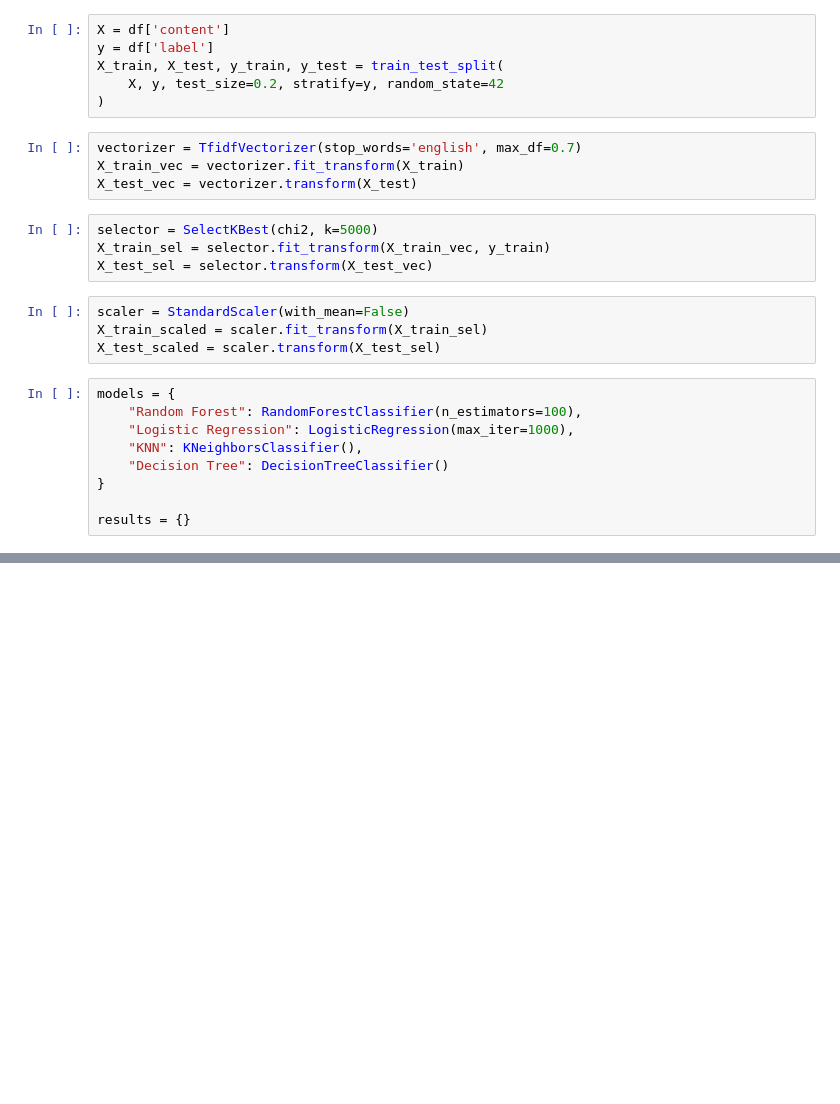
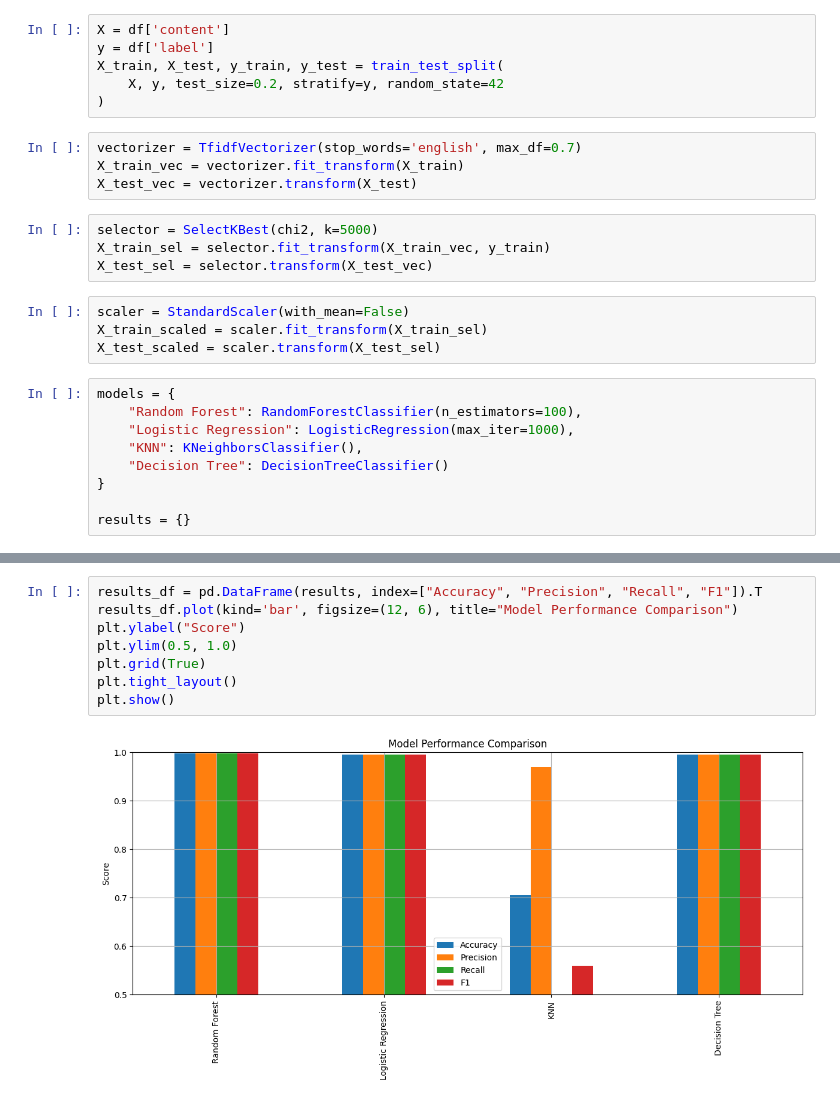
Before and after one commit to Razon-1/Fake-News-Detection, a Jupyter notebook: main.ipynb, the cells around one changed output, grey strips where cells are left out. Drawn from its saved outputs; the diff is of its cells as text; blank space fills up the shorter version.

```diff
--- a/main.ipynb
+++ b/main.ipynb
@@ -76,0 +144,10 @@ for name, model in models.items():
+# %%
+results_df = pd.DataFrame(results, index=["Accuracy", "Precision", "Recall", "F1"]).T
+results_df.plot(kind='bar', figsize=(12, 6), title="Model Performance Comparison")
+plt.ylabel("Score")
+plt.ylim(0.5, 1.0)
+plt.grid(True)
+plt.tight_layout()
+plt.show()
+# %% [output]
+[figure, added]
```
Also changed, not shown: parts of 2 cells of this notebook, 2 other files.
